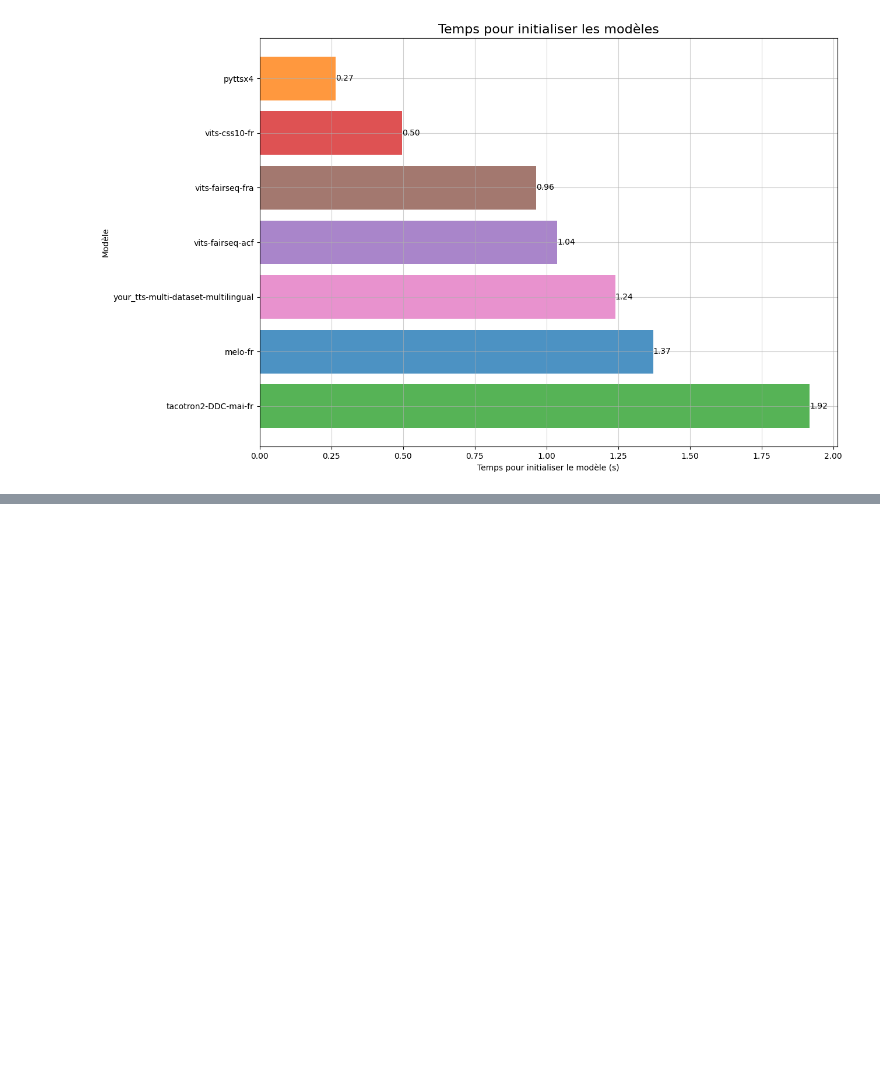
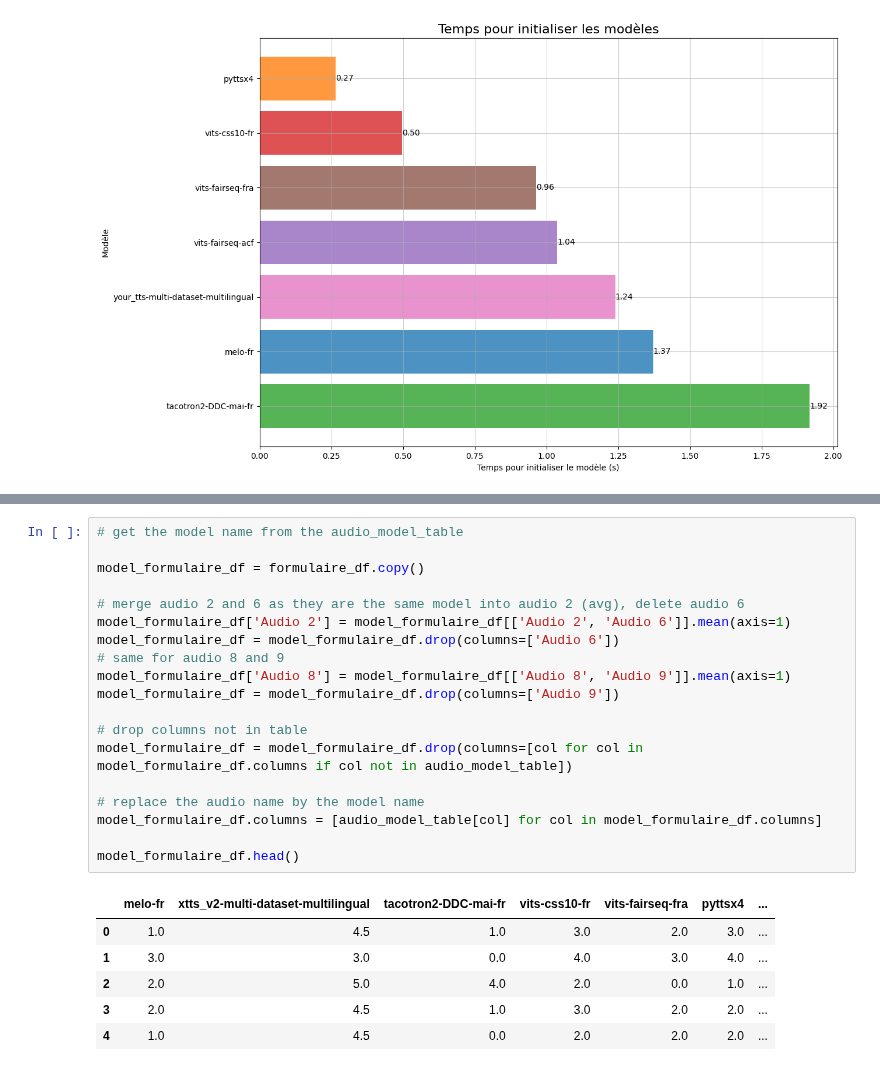
Before and after one commit to eliot-christon/robot-speech-to-speech, a Jupyter notebook: Tools/Evaluation/T3/eval.ipynb, the cells around one changed output, grey strips where cells are left out. Drawn from its saved outputs; the diff is of its cells as text; blank space fills up the shorter version.

```diff
--- a/Tools/Evaluation/T3/eval.ipynb
+++ b/Tools/Evaluation/T3/eval.ipynb
@@ -597,0 +702,26 @@ plt.show()
+# %%
+# get the model name from the audio_model_table
+
+model_formulaire_df = formulaire_df.copy()
+
+# merge audio 2 and 6 as they are the same model into audio 2 (avg), delete audio 6
+model_formulaire_df['Audio 2'] = model_formulaire_df[['Audio 2', 'Audio 6']].mean(axis=1)
+model_formulaire_df = model_formulaire_df.drop(columns=['Audio 6'])
+# same for audio 8 and 9
+model_formulaire_df['Audio 8'] = model_formulaire_df[['Audio 8', 'Audio 9']].mean(axis=1)
+model_formulaire_df = model_formulaire_df.drop(columns=['Audio 9'])
+
+# drop columns not in table
+model_formulaire_df = model_formulaire_df.drop(columns=[col for col in model_formulaire_df.columns if col not in audio_model_table])
+
+# replace the audio name by the model name
+model_formulaire_df.columns = [audio_model_table[col] for col in model_formulaire_df.columns]
+
+model_formulaire_df.head()
+# %% [output]
+|  | melo-fr | xtts_v2-multi-dataset-multilingual | tacotron2-DDC-mai-fr | vits-css10-fr | vits-fairseq-fra | pyttsx4 | ... |
+| 0 | 1.0 | 4.5 | 1.0 | 3.0 | 2.0 | 3.0 | ... |
+| 1 | 3.0 | 3.0 | 0.0 | 4.0 | 3.0 | 4.0 | ... |
+| 2 | 2.0 | 5.0 | 4.0 | 2.0 | 0.0 | 1.0 | ... |
+| 3 | 2.0 | 4.5 | 1.0 | 3.0 | 2.0 | 2.0 | ... |
+| 4 | 1.0 | 4.5 | 0.0 | 2.0 | 2.0 | 2.0 | ... |
```
Also changed, not shown: parts of 6 cells of this notebook, 2 other files.
